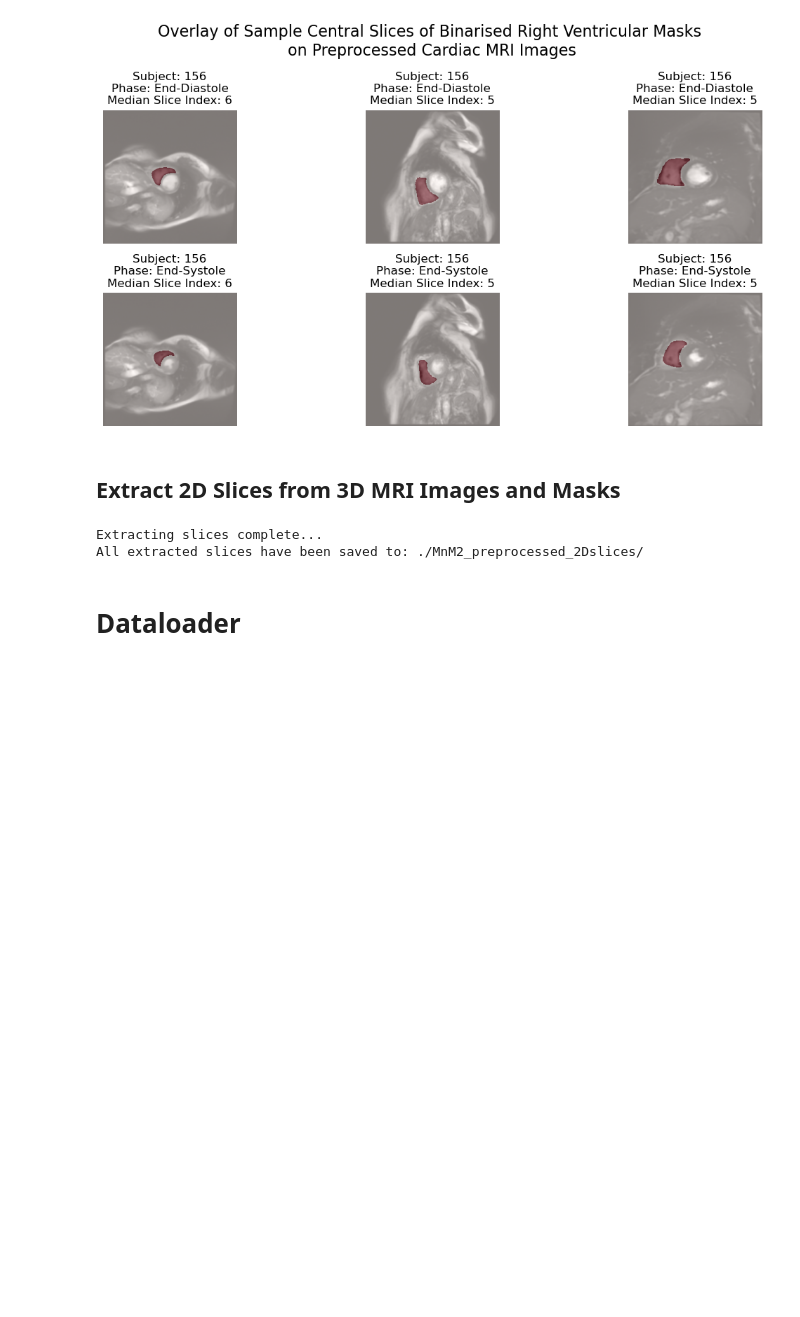
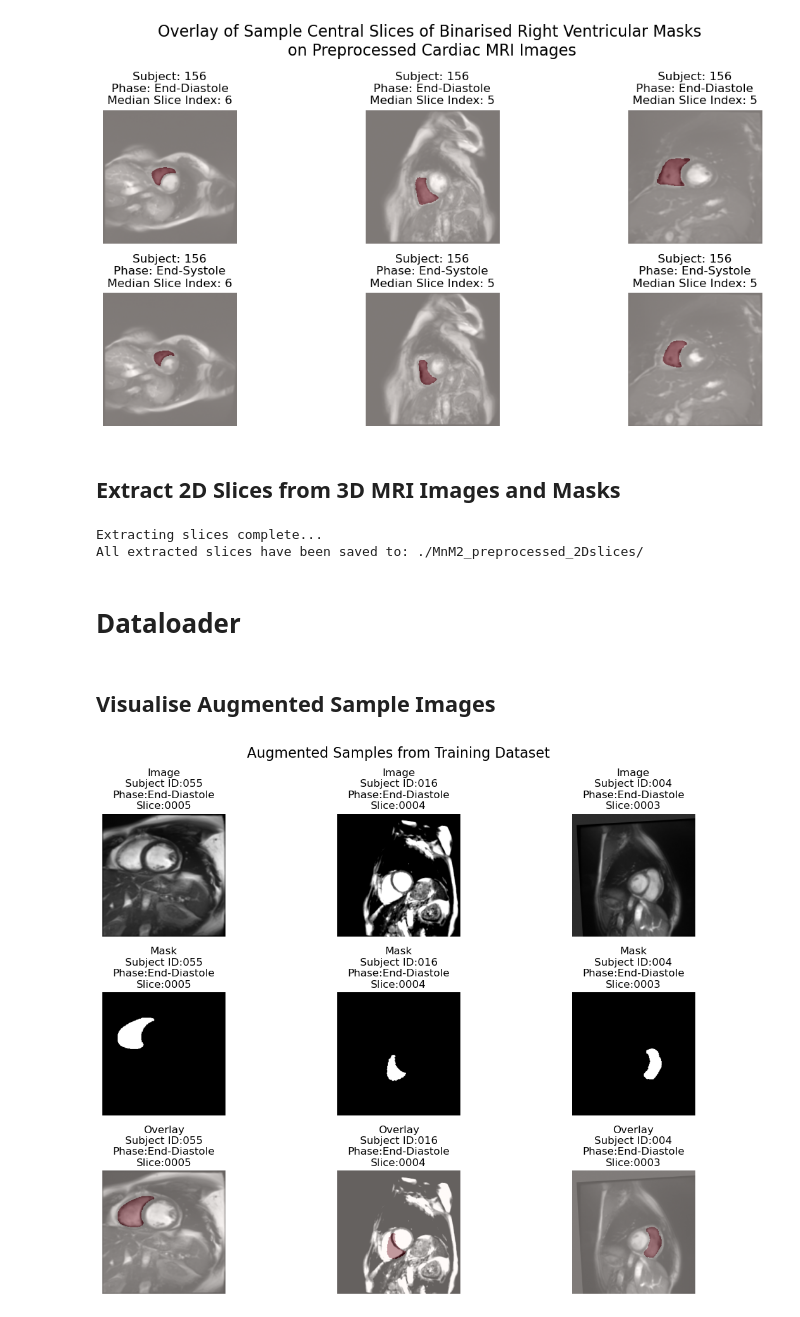
Before and after one commit to woody-1998/Segmentation_on_MnM2, a Jupyter notebook: Dataloader/EDA_augmentation_loader.ipynb, the cells around one changed output. Saved outputs shown, nothing was run; the diff lists cells and outputs as text; code cells hidden in the pictures; blank space fills up the shorter version.

```diff
--- a/Dataloader/EDA_augmentation_loader.ipynb
+++ b/Dataloader/EDA_augmentation_loader.ipynb
@@ -693,3 +693,57 @@ test_dataset = CardiacMRIDataset(
 train_loader = DataLoader(train_dataset, batch_size=8, shuffle=True)
 val_loader = DataLoader(val_dataset, batch_size=8, shuffle=False)
 test_loader = DataLoader(test_dataset, batch_size=8, shuffle=False)
+# %% [markdown]
+## Visualise Augmented Sample Images
+# %%
+sample_train_dataset = CardiacMRIDataset(
+    image_dir=path_train_images_2d,
+    mask_dir=path_train_masks_2d,
+    transform=get_train_transform(),
+    return_filename=True
+)
+
+# Pick 3 random indices
+set_seed(23)
+sample_indices = random.sample(range(len(sample_train_dataset)), 3)
+
+plt.figure(figsize=(12, 9))
+
+for j, idx in enumerate(sample_indices):
+    image, mask, filename = sample_train_dataset[idx]
+    img_np = image.squeeze().numpy()
+    msk_np = mask.squeeze().numpy()
+
+    # Extract subject ID, phase, and slice number from filename
+    parts = filename.replace('.nii.gz', '').split('_') # Example filename: 001_SA_ED_012.nii.gz
+    subject_id = parts[0]
+    phase_code = parts[2]  # ED or ES
+    phase_full = 'End-Diastole' if phase_code == 'ED' else 'End-Systole'
+    slice_number = parts[3] if len(parts) > 3 else "N/A"
+
+    label = f"Subject ID:{subject_id}\nPhase:{phase_full}\nSlice:{slice_number}"
+
+    # Plot image
+    plt.subplot(3, 3, j + 1)
+    plt.imshow(img_np, cmap='gray')
+    plt.title(f"Image\n{label}")
+    plt.axis('off')
+
+    # Plot mask
+    plt.subplot(3, 3, j + 4)
+    plt.imshow(msk_np, cmap='gray')
+    plt.title(f"Mask\n{label}")
+    plt.axis('off')
+
+    # Plot overlay
+    plt.subplot(3, 3, j + 7)
+    plt.imshow(img_np, cmap='gray')
+    plt.imshow(msk_np, cmap='Reds', alpha=0.4)
+    plt.title(f"Overlay\n{label}")
+    plt.axis('off')
+
+plt.suptitle("Augmented Samples from Training Dataset", fontsize=16)
+plt.tight_layout()
+plt.show()
+# %% [output]
+[figure, added]
```
Also changed, not shown: parts of 1 cell of this notebook, 2 other files.
